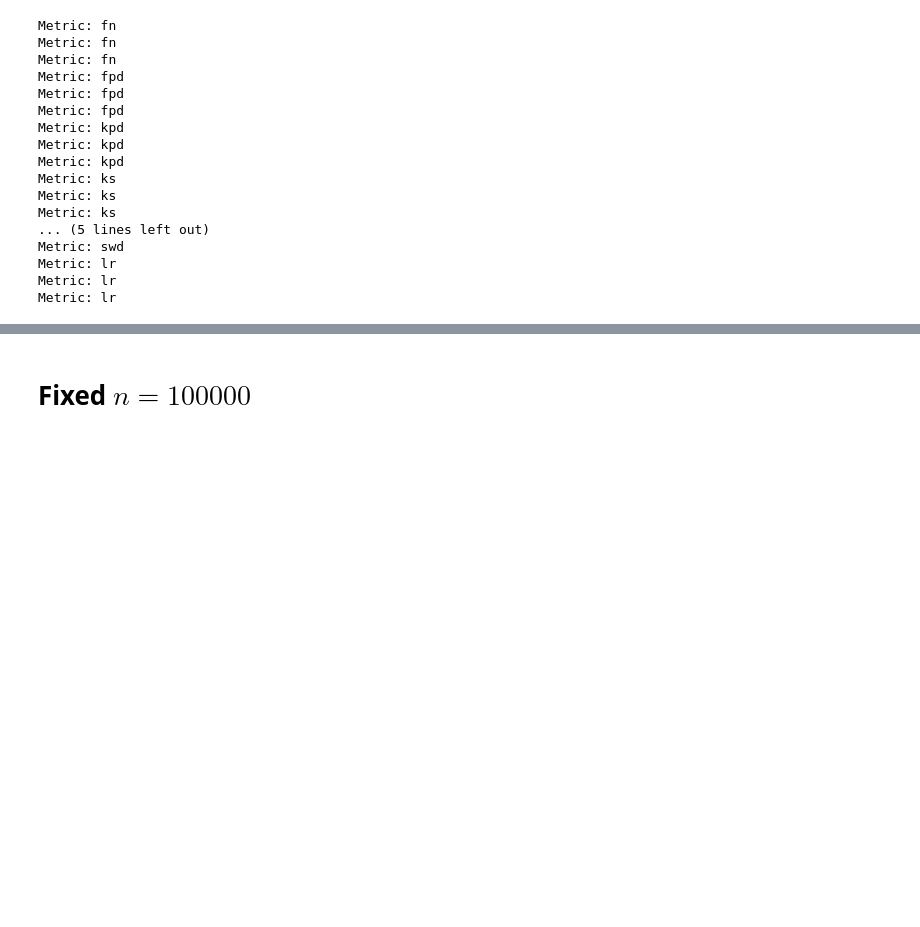
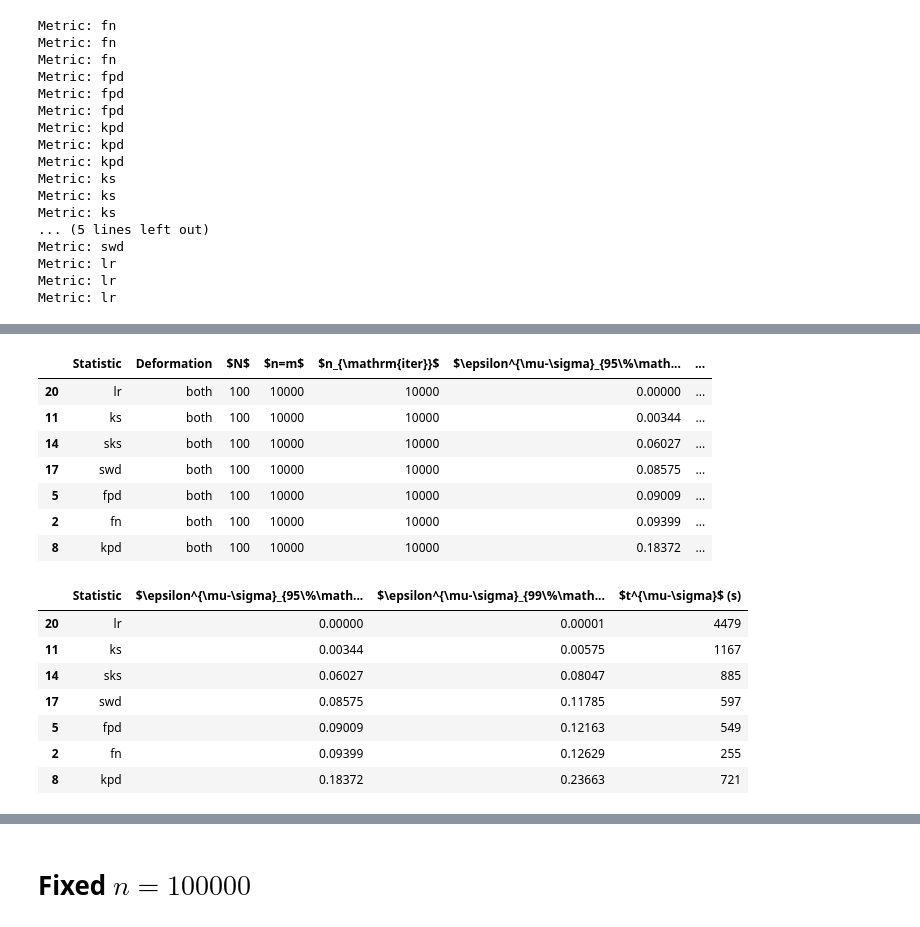
Before and after one commit to TwoSampleTests/GenerativeModelsMetrics, a Jupyter notebook: notebooks/Analysis_100D.ipynb, the cells around one changed output, grey strips where cells are left out. Drawn from its saved outputs; the diff is of its cells as text; code cells hidden in the pictures; blank space fills up the shorter version.

```diff
--- a/notebooks/Analysis_100D.ipynb
+++ b/notebooks/Analysis_100D.ipynb
@@ -1185,0 +801,23 @@ eps_max_for_LR
+# %%
+sorted_df_both = results_df_both.sort_values(by="$\\epsilon_{95\\%\\mathrm{CL}}$", ascending=True)
+sorted_df_both.rename(columns={"$\\epsilon_{95\\%\\mathrm{CL}}$": "$\\epsilon^{\\mu-\\sigma}_{95\\%\\mathrm{CL}}$", "$\\epsilon_{99\\%\\mathrm{CL}}$": "$\\epsilon^{\\mu-\\sigma}_{99\\%\\mathrm{CL}}$", "t (s)": "$t^{\\mu-\\sigma}$ (s)"}, inplace=True)
+display(sorted_df_both)
+sorted_df_both.drop(columns=["Deformation","$N$","$n=m$","$n_{\\mathrm{iter}}$"], inplace=True)
+display(sorted_df_both)
+# %% [output]
+|  | Statistic | Deformation | $N$ | $n=m$ | $n_{\mathrm{iter}}$ | $\epsilon^{\mu-\sigma}_{95\%\math... | ... |
+| 20 | lr | both | 100 | 10000 | 10000 | 0.00000 | ... |
+| 11 | ks | both | 100 | 10000 | 10000 | 0.00344 | ... |
+| 14 | sks | both | 100 | 10000 | 10000 | 0.06027 | ... |
+| 17 | swd | both | 100 | 10000 | 10000 | 0.08575 | ... |
+| 5 | fpd | both | 100 | 10000 | 10000 | 0.09009 | ... |
+| 2 | fn | both | 100 | 10000 | 10000 | 0.09399 | ... |
+| 8 | kpd | both | 100 | 10000 | 10000 | 0.18372 | ... |
+|  | Statistic | $\epsilon^{\mu-\sigma}_{95\%\math... | $\epsilon^{\mu-\sigma}_{99\%\math... | $t^{\mu-\sigma}$ (s) |
+| 20 | lr | 0.00000 | 0.00001 | 4479 |
+| 11 | ks | 0.00344 | 0.00575 | 1167 |
+| 14 | sks | 0.06027 | 0.08047 | 885 |
+| 17 | swd | 0.08575 | 0.11785 | 597 |
+| 5 | fpd | 0.09009 | 0.12163 | 549 |
+| 2 | fn | 0.09399 | 0.12629 | 255 |
+| 8 | kpd | 0.18372 | 0.23663 | 721 |
```
Also changed, not shown: parts of 57 cells of this notebook, 3 other files.
